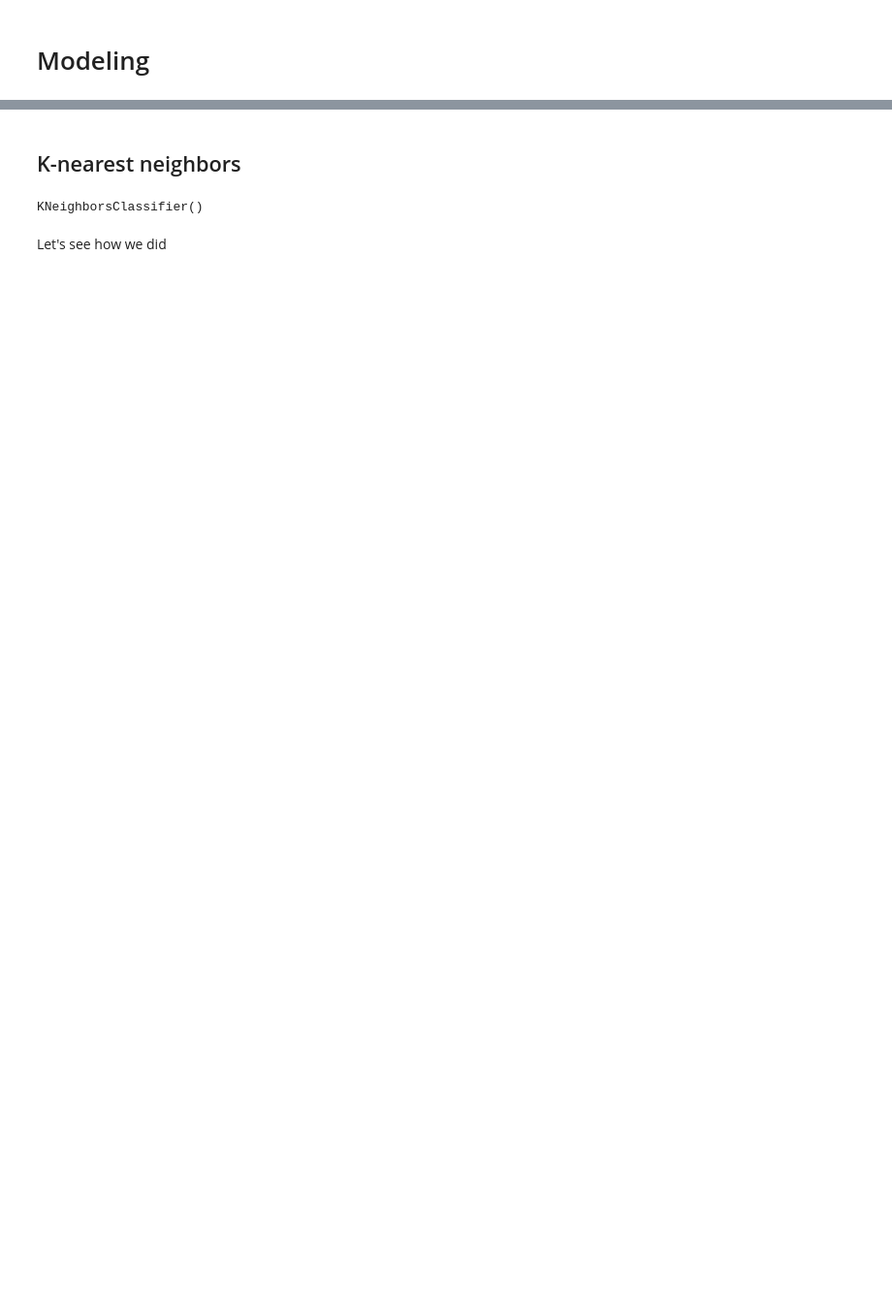
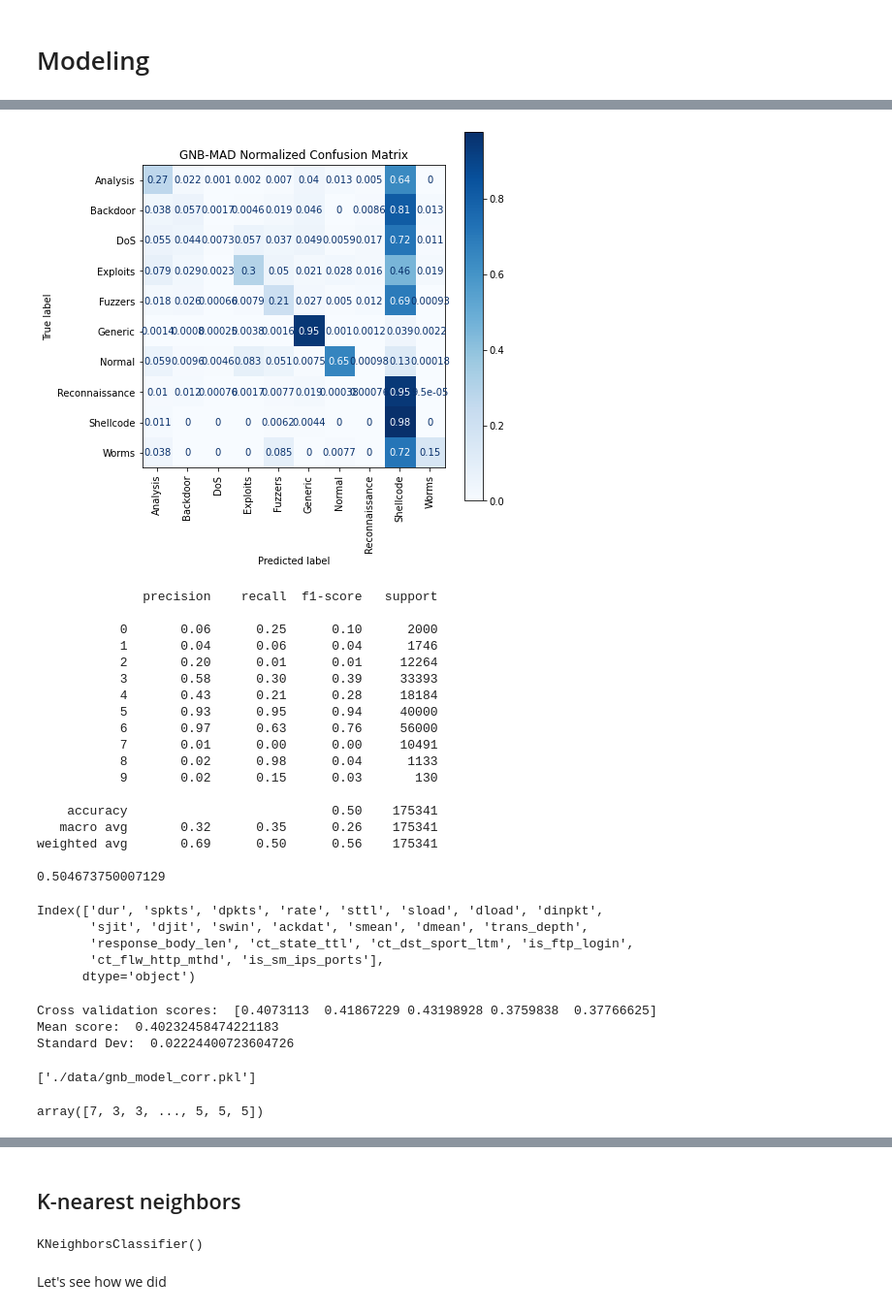
Before and after one commit to pvan1/DATA-606-Capstone, a Jupyter notebook: capstone-phase2.ipynb, the cells around one changed output, grey strips where cells are left out. Shown: that part at 97% size. Cells and saved outputs as stored; diff of their text form; code cells hidden in the pictures; blank space fills up the shorter version.

```diff
--- a/capstone-phase2.ipynb
+++ b/capstone-phase2.ipynb
@@ -140,0 +379,32 @@ def plt_norm_confmat(model, X, y, title, fname=None, labels=None):
+# %%
+# make sure to use y_train, not y_test since we're using cross_val_predict, not predicting on the test set
+con_mat_gnb_mad = confusion_matrix(y_train, y_pred_gnb_mad)
+#print(con_mat_gnb_mad)
+plt_norm_confmat(gnb_mad, train_std_mad, y_train, 'GNB-MAD Normalized Confusion Matrix',
+                 fname='gnb_mad_conf_mat', labels=class_names)
+plt.show()
+class_rep_gnb_mad = classification_report(y_train, y_pred_gnb_mad, zero_division=0)
+rep_dict_gnb_mad = classification_report(y_train, y_pred_gnb_mad, zero_division=0, output_dict=True)
+print(class_rep_gnb_mad)
+acc_gnb_mad = accuracy_score(y_train, y_pred_gnb_mad)
+print(acc_gnb_mad)
+# %% [output]
+[figure, new version]
+              precision    recall  f1-score   support
+
+           0       0.06      0.25      0.10      2000
+           1       0.04      0.06      0.04      1746
+           2       0.20      0.01      0.01     12264
+           3       0.58      0.30      0.39     33393
+           4       0.43      0.21      0.28     18184
+           5       0.93      0.95      0.94     40000
+           6       0.97      0.63      0.76     56000
+           7       0.01      0.00      0.00     10491
+           8       0.02      0.98      0.04      1133
+           9       0.02      0.15      0.03       130
+
+    accuracy                           0.50    175341
+   macro avg       0.32      0.35      0.26    175341
+weighted avg       0.69      0.50      0.56    175341
+
+0.504673750007129
@@ -140,0 +413,31 @@ def plt_norm_confmat(model, X, y, title, fname=None, labels=None):
+# %%
+train_std_corr.columns
+# %% [output]
+Index(['dur', 'spkts', 'dpkts', 'rate', 'sttl', 'sload', 'dload', 'dinpkt',
+       'sjit', 'djit', 'swin', 'ackdat', 'smean', 'dmean', 'trans_depth',
+       'response_body_len', 'ct_state_ttl', 'ct_dst_sport_ltm', 'is_ftp_login',
+       'ct_flw_http_mthd', 'is_sm_ips_ports'],
+      dtype='object')
+# %%
+# Correlation selected features
+gnb_corr = GaussianNB()
+gnb_corr.fit(train_std_corr, y_train)
+cv_scores_corr = cross_val_score(gnb_corr, train_std_corr, y_train, cv=5, scoring='accuracy', n_jobs=-1)
+print('Cross validation scores: ', cv_scores_corr)
+print('Mean score: ', cv_scores_corr.mean())
+print('Standard Dev: ', cv_scores_corr.std())
+# %% [output]
+Cross validation scores:  [0.4073113  0.41867229 0.43198928 0.3759838  0.37766625]
+Mean score:  0.40232458474221183
+Standard Dev:  0.02224400723604726
+# %%
+joblib.dump(gnb_corr, './data/gnb_model_corr.pkl')
+#gnb_corr = joblib.load('./data/gnb_model_corr.pkl')
+# %% [output]
+['./data/gnb_model_corr.pkl']
+# %%
+#y_pred_gnb_corr = gnb_corr.predict(test_std_corr)
+y_pred_gnb_corr = cross_val_predict(gnb_corr, train_std_corr, y_train, cv=5)  # save the test set for final models
+y_pred_gnb_corr
+# %% [output]
+array([7, 3, 3, ..., 5, 5, 5])
```
Also changed, not shown: parts of 122 cells of this notebook.
